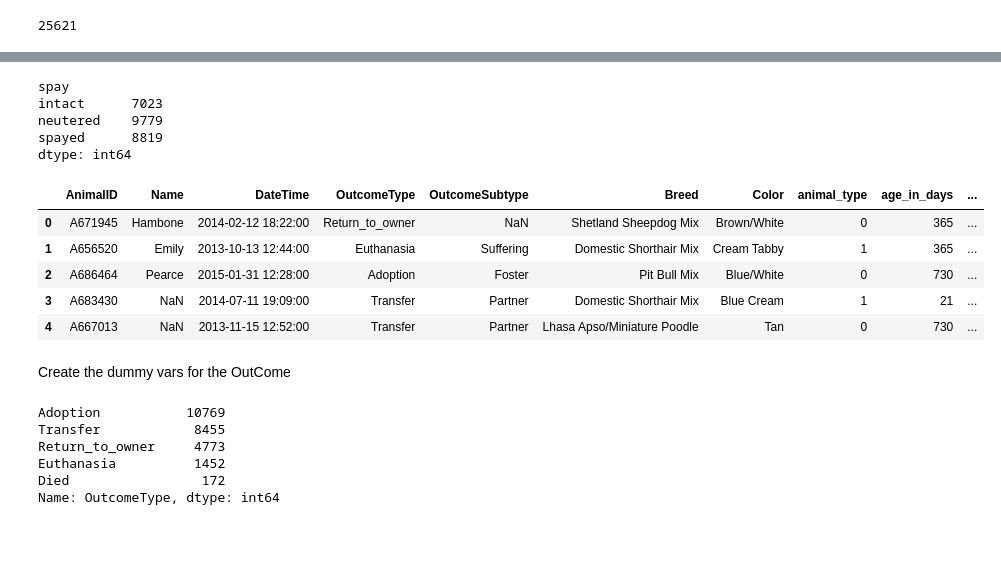
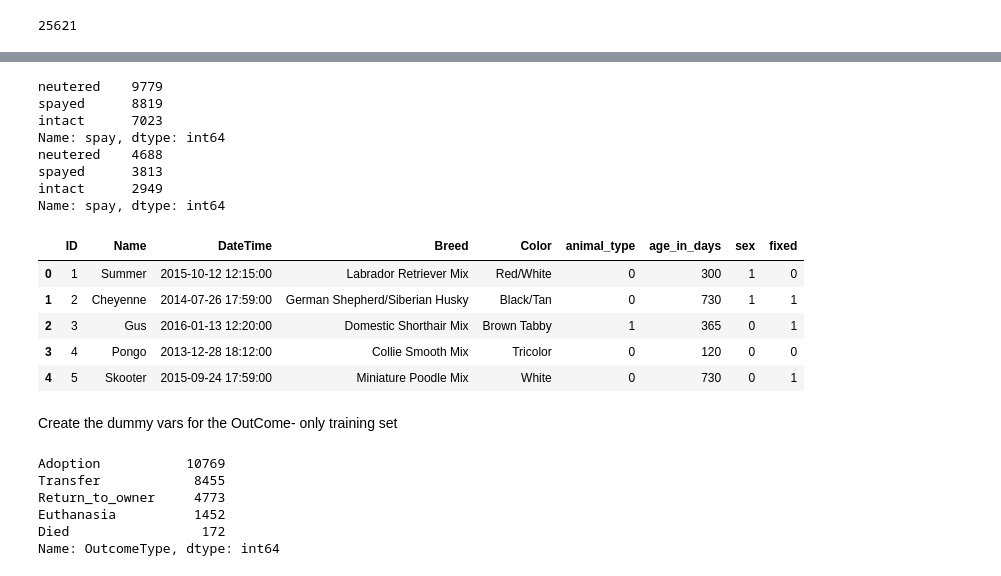
Before and after one commit to rfacccone/Kaggle-Solutions, a Jupyter notebook: ASPCA-clean_training_set.ipynb, the cells around one changed output, grey strips where cells are left out. Cells and saved outputs as stored; diff of their text form; code cells hidden in the pictures; blank space fills up the shorter version.

Commit message:
Added files via upload
incorporated the code necessary to clean the test set.

```diff
--- a/ASPCA-clean_training_set.ipynb
+++ b/ASPCA-clean_training_set.ipynb
@@ -181,12 +266,20 @@ dtype: int64
+# %%
+test['sex']= test['SexuponOutcome'].apply(get_sex)
 # %%
 train['spay']= train.SexuponOutcome.apply(get_neutered)
-print train.groupby('spay').size()
+test['spay']= test.SexuponOutcome.apply(get_neutered)
+
+print train.spay.value_counts()
+print test.spay.value_counts()
 # %% [output]
-spay
-intact      7023
 neutered    9779
 spayed      8819
-dtype: int64
+intact      7023
+Name: spay, dtype: int64
+neutered    4688
+spayed      3813
+intact      2949
+Name: spay, dtype: int64
 # %%
 #since spay and neuter are the same, just one is for female, and one is for male
 #we will change this to "fixed" or "intact"
@@ -197,19 +290,21 @@ def fixed(x):
         return 0
 # %%
 train['fixed']= train.spay.apply(fixed)
+test['fixed']= test.spay.apply(fixed)
 # %%
 train.drop(['SexuponOutcome', 'spay'], axis=1, inplace=True)
+test.drop(['SexuponOutcome', 'spay'], axis=1, inplace=True)
 # %%
-train.head()
+test.head()
 # %% [output]
-|  | AnimalID | Name | DateTime | OutcomeType | OutcomeSubtype | Breed | Color | animal_type | age_in_days | ... |
-| 0 | A671945 | Hambone | 2014-02-12 18:22:00 | Return_to_owner | NaN | Shetland Sheepdog Mix | Brown/White | 0 | 365 | ... |
-| 1 | A656520 | Emily | 2013-10-13 12:44:00 | Euthanasia | Suffering | Domestic Shorthair Mix | Cream Tabby | 1 | 365 | ... |
-| 2 | A686464 | Pearce | 2015-01-31 12:28:00 | Adoption | Foster | Pit Bull Mix | Blue/White | 0 | 730 | ... |
-| 3 | A683430 | NaN | 2014-07-11 19:09:00 | Transfer | Partner | Domestic Shorthair Mix | Blue Cream | 1 | 21 | ... |
-| 4 | A667013 | NaN | 2013-11-15 12:52:00 | Transfer | Partner | Lhasa Apso/Miniature Poodle | Tan | 0 | 730 | ... |
+|  | ID | Name | DateTime | Breed | Color | animal_type | age_in_days | sex | fixed |
+| 0 | 1 | Summer | 2015-10-12 12:15:00 | Labrador Retriever Mix | Red/White | 0 | 300 | 1 | 0 |
+| 1 | 2 | Cheyenne | 2014-07-26 17:59:00 | German Shepherd/Siberian Husky | Black/Tan | 0 | 730 | 1 | 1 |
+| 2 | 3 | Gus | 2016-01-13 12:20:00 | Domestic Shorthair Mix | Brown Tabby | 1 | 365 | 0 | 1 |
+| 3 | 4 | Pongo | 2013-12-28 18:12:00 | Collie Smooth Mix | Tricolor | 0 | 120 | 0 | 0 |
+| 4 | 5 | Skooter | 2015-09-24 17:59:00 | Miniature Poodle Mix | White | 0 | 730 | 0 | 1 |
 # %% [markdown]
-Create the dummy vars for the OutCome
+Create the dummy vars for the OutCome- only training set
 # %%
 train.OutcomeType.value_counts()
 # %% [output]
```
Also changed, not shown: parts of 70 cells of this notebook, 1 other file.
